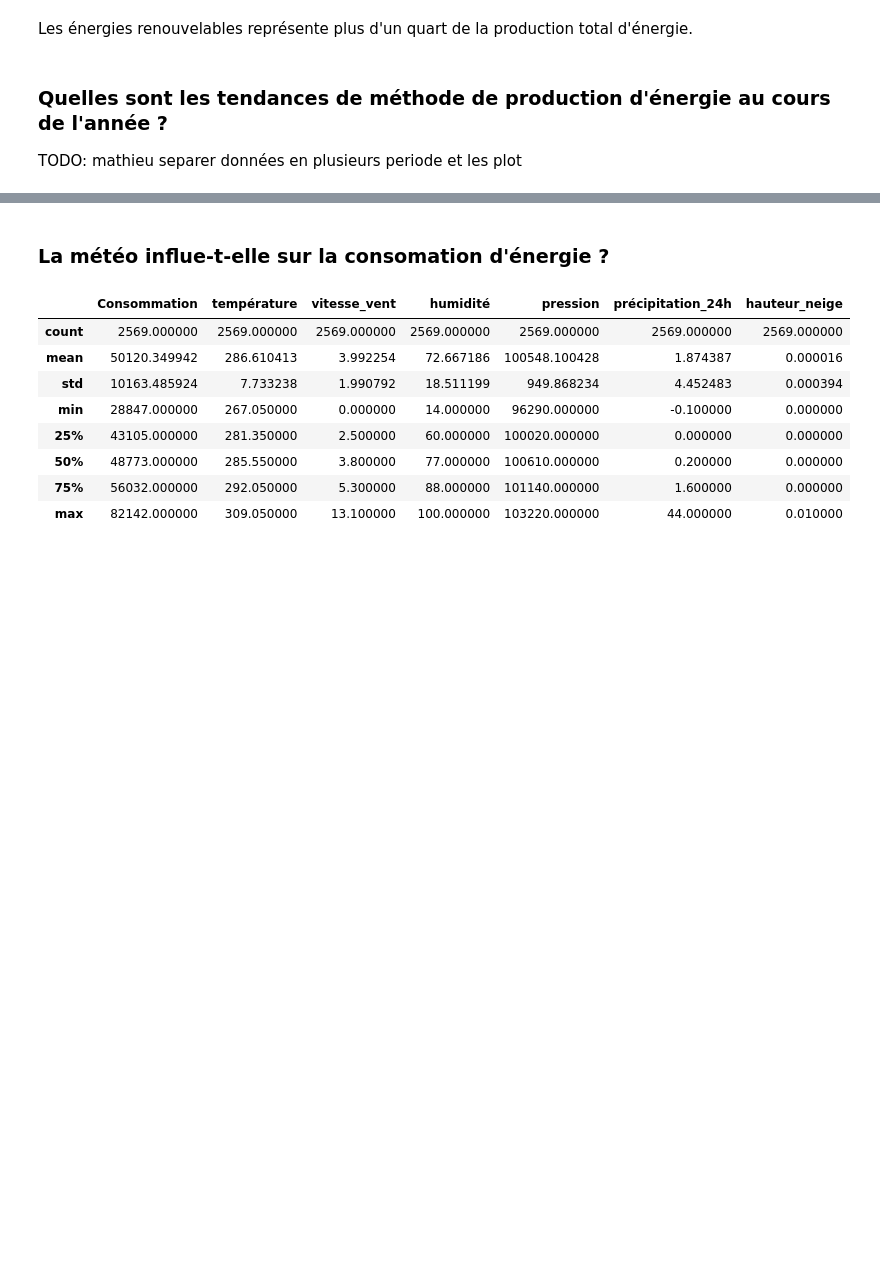
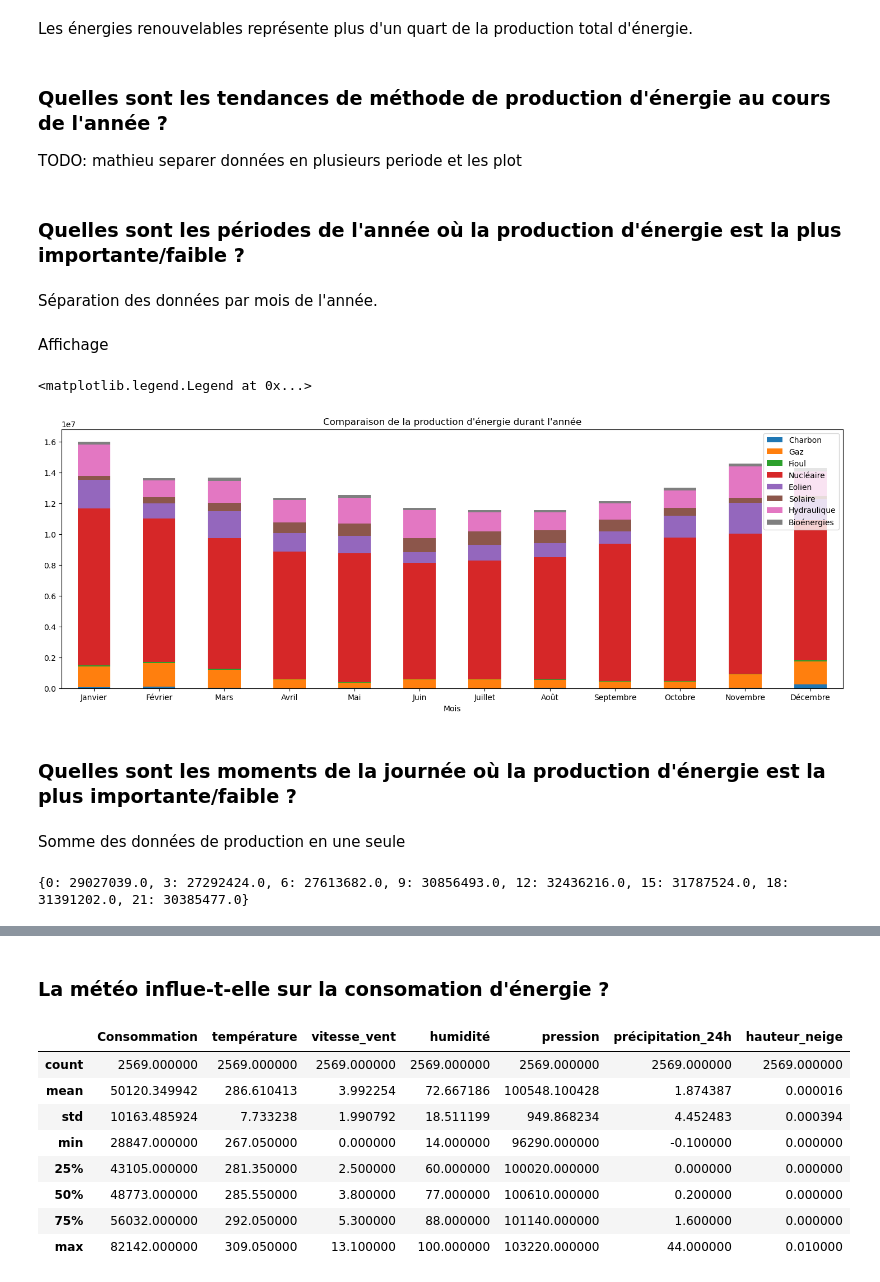
Before and after one commit to Schrodinger17/french-energy-data-analysis, a Jupyter notebook: Préparation des données.ipynb, the cells around one changed output, grey strips where cells are left out. Drawn from its saved outputs; the diff is of its cells as text; code cells hidden in the pictures; blank space fills up the shorter version.

```diff
--- a/Préparation des données.ipynb
+++ b/Préparation des données.ipynb
@@ -489,3 +489,7 @@ Les énergies renouvelables représente plus d'un quart de la production total d
 ### Quelles sont les tendances de méthode de production d'énergie au cours de l'année ?
 TODO: mathieu
 separer données en plusieurs periode et les plot
+# %% [markdown]
+### Quelles sont les périodes de l'année où la production d'énergie est la plus importante/faible ?
+# %% [markdown]
+Séparation des données par mois de l'année.
@@ -491,0 +536,36 @@ separer données en plusieurs periode et les plot
+# %% [markdown]
+Affichage
+# %%
+ax = df_prod_final.plot.bar(stacked=True, figsize=(18,6))
+
+ax.set_xticklabels(mois, rotation=0)
+ax.set_title("Comparaison de la production d'énergie durant l'année")
+ax.legend(loc="upper right")
+# %% [output]
+<matplotlib.legend.Legend at 0x...>
+[figure, added]
+# %% [markdown]
+### Quelles sont les moments de la journée où la production d'énergie est la plus importante/faible ?
+# %% [markdown]
+Somme des données de production en une seule
+# %%
+name_col =["date","Charbon", "Gaz", "Fioul", "Nucléaire", "Eolien", "Solaire", "Hydraulique", "Bioénergies"]
+
+df_energies = df_full[name_col]
+
+df_energies = df_energies.dropna()
+name_col.pop(0)
+df_energies["prod_total"] = df_energies[name_col].sum(axis=1)
+
+date1= pd.to_datetime('11:02')
+time_dict = {}
+for ind in df_energies.index:
+    heure = df_energies["date"][ind].hour
+    if heure not in time_dict.keys():
+        time_dict[heure] = df_energies["prod_total"][ind]
+    else:
+        time_dict[heure] += df_energies["prod_total"][ind]
+        # print(f'date: {df_energies["date"][ind]}, conso: {df_energies["conso_total"][ind]}')
+print(time_dict)
+# %% [output]
+{0: 29027039.0, 3: 27292424.0, 6: 27613682.0, 9: 30856493.0, 12: 32436216.0, 15: 31787524.0, 18: 31391202.0, 21: 30385477.0}
```
Also changed, not shown: parts of 14 cells of this notebook.
